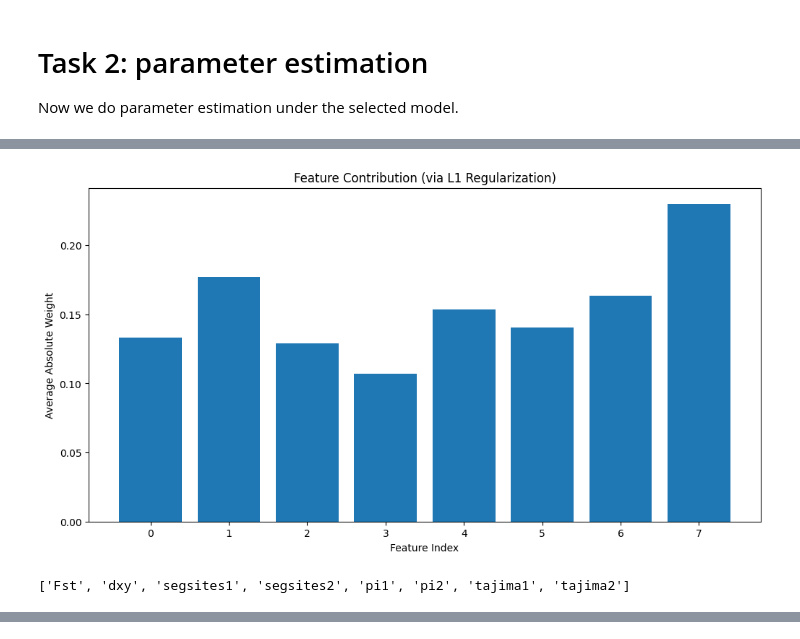
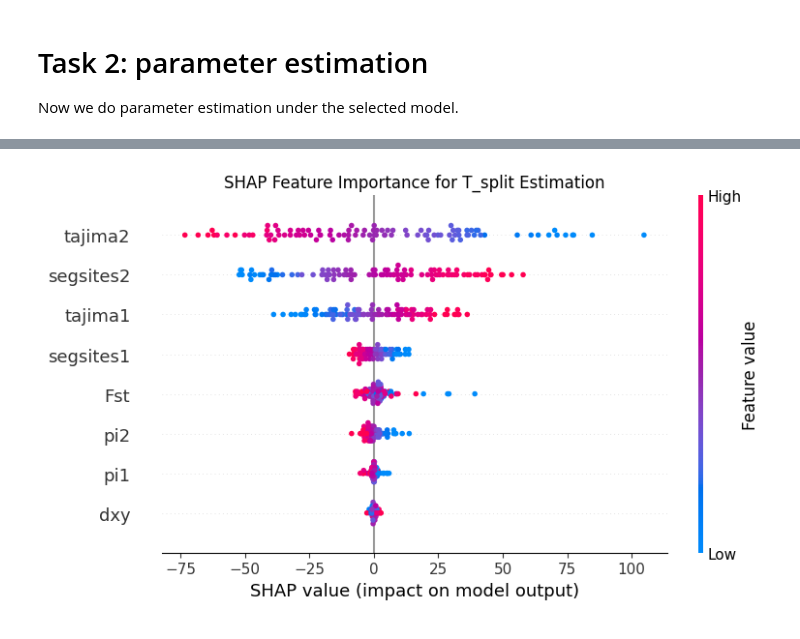
Before and after one commit to manolofperez/Physalia_MLPopGen, a Jupyter notebook: 2026/Day2/Notebooks/Practical_MLsummStats.ipynb, the cells around one changed output, grey strips where cells are left out. Cells and saved outputs as stored; diff of their text form; code cells hidden in the pictures.

```diff
--- a/2026/Day2/Notebooks/Practical_MLsummStats.ipynb
+++ b/2026/Day2/Notebooks/Practical_MLsummStats.ipynb
@@ -331,24 +421,47 @@ plt.show()
-# %%
-import numpy as np
-import matplotlib.pyplot as plt
-
-# Extract weights from the first Dense layer (layer index 0)
-weights, biases = estimator.layers[0].get_weights()
-
-# Compute an importance score for each feature (average of absolute weights across neurons)
-feature_importance = np.mean(np.abs(weights), axis=1)
-
-# Plot the feature importances
-plt.figure(figsize=(12, 6))
-plt.bar(range(len(feature_importance)), feature_importance)
-plt.xlabel('Feature Index')
-plt.ylabel('Average Absolute Weight')
-plt.title('Feature Contribution (via L1 Regularization)')
-plt.show()
-# %% [output]
-[figure, removed]
-# %%
-# Print the Summary Statistics names (features) to assign them to feature indexes and compare their contributions.
-list(emp)
-# %% [output]
-['Fst', 'dxy', 'segsites1', 'segsites2', 'pi1', 'pi2', 'tajima1', 'tajima2']
+# %%
+# We can look at summary statistics contribution too.
+# background subset for speed; adjust as needed
+background = shap.kmeans(SuSt_im_train, 20)
+
+Xv = SuSt_im_test
+
+# 1. Initialize the Explainer
+# For regression, we use the model's predict function
+# background is your kmeans-summarized training data
+# Wrap the predict function to stay silent
+explainer = shap.KernelExplainer(lambda Xv: estimator.predict(Xv, verbose=0), background)
+
+# 2. Calculate SHAP values
+# Xv should be your test summary statistics
+shap_values = explainer.shap_values(Xv, silent=True)
+
+# --- SHAPE FIX FOR REGRESSION ---
+# If SHAP returns a list [array] for a single-output regression:
+if isinstance(shap_values, list):
+    shap_values = shap_values[0]
+
+# If Keras/SHAP produces a (samples, features, 1) array:
+if len(shap_values.shape) == 3:
+    shap_values = shap_values.reshape(shap_values.shape[0], shap_values.shape[1])
+# --------------------------------
+
+# 3. Match the DataFrame columns
+# Ensure 'emp' is the original dataframe containing the feature names
+Xv_df = pd.DataFrame(Xv, columns=emp.columns)
+
+# 4. Generate the Summary Plot
+plt.figure(figsize=(10, 8))
+
+plt.title("SHAP Feature Importance for T_split Estimation")
+plt.tight_layout()
+shap.summary_plot(
+            shap_values,
+            Xv_df,
+            max_display=20,
+            show=True
+        )
+
+plt.title(f"SHAP Summary")
+plt.tight_layout()
+plt.close()
+# %% [output]
@@ -354,0 +469 @@ list(emp)
+[figure, added]
```
Also changed, not shown: parts of 23 cells of this notebook.
